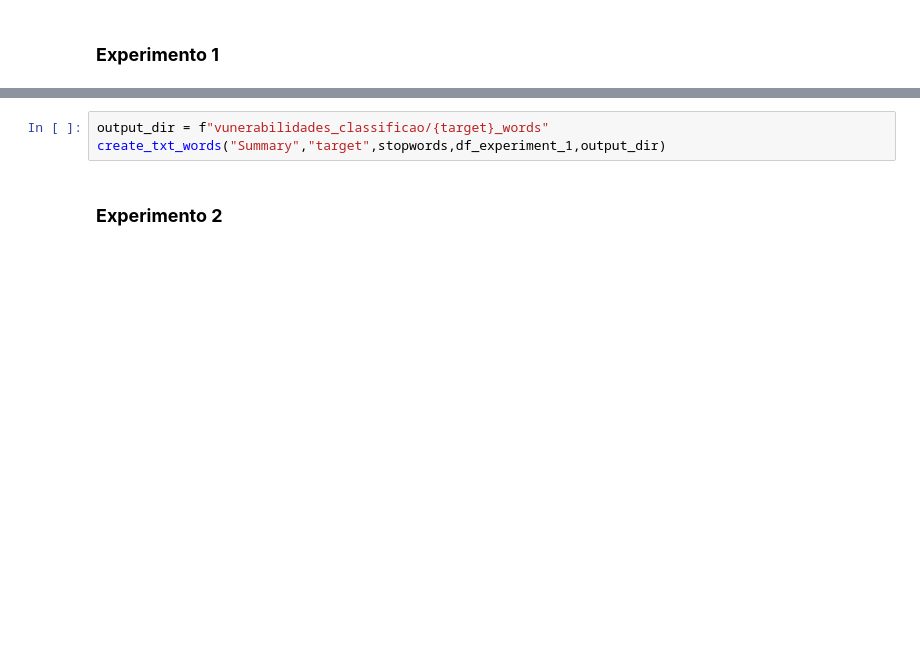
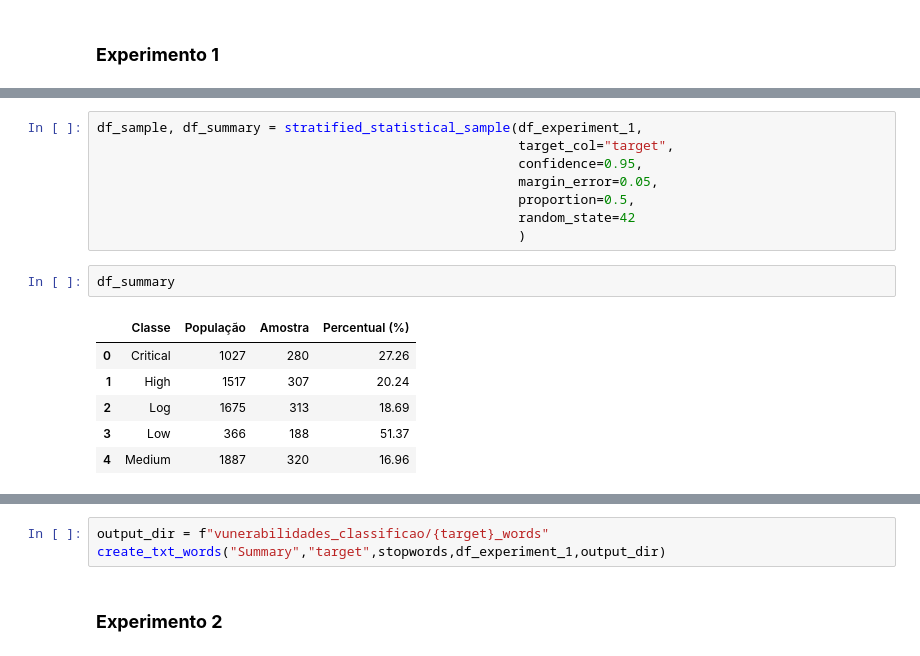
Before and after one commit to Gefte/vunerabilidades_classificao, a Jupyter notebook: recuperado.ipynb, the cells around one changed output, grey strips where cells are left out. Drawn from its saved outputs; the diff is of its cells as text; blank space fills up the shorter version.

```diff
--- a/recuperado.ipynb
+++ b/recuperado.ipynb
@@ -190,0 +307,17 @@ dtype: int64
+# %%
+df_sample, df_summary = stratified_statistical_sample(df_experiment_1,
+                                                      target_col="target",
+                                                      confidence=0.95,
+                                                      margin_error=0.05,
+                                                      proportion=0.5,
+                                                      random_state=42
+                                                      )
+# %%
+df_summary
+# %% [output]
+|  | Classe | População | Amostra | Percentual (%) |
+| 0 | Critical | 1027 | 280 | 27.26 |
+| 1 | High | 1517 | 307 | 20.24 |
+| 2 | Log | 1675 | 313 | 18.69 |
+| 3 | Low | 366 | 188 | 51.37 |
+| 4 | Medium | 1887 | 320 | 16.96 |
```
Also changed, not shown: parts of 12 cells of this notebook, 1 other file.
